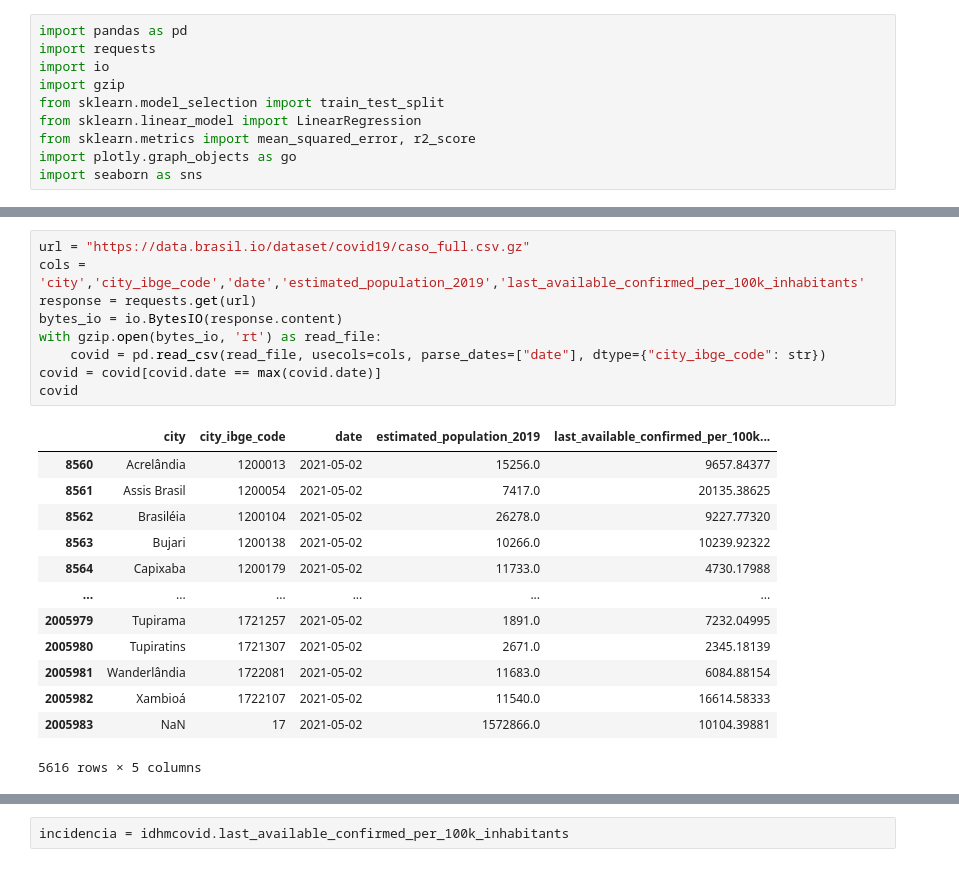
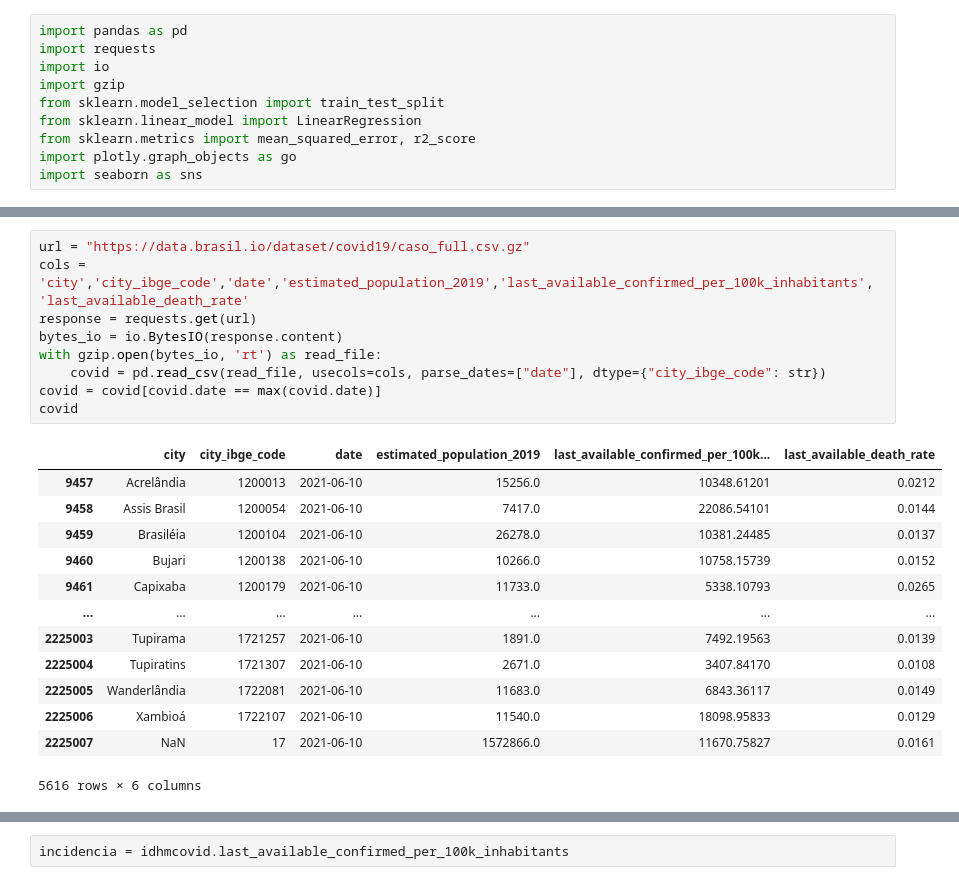
Before and after one commit to mirianbatista/covid-fatores, a Jupyter notebook: regressao_linear_incidencia.ipynb, the cells around one changed output, grey strips where cells are left out. Drawn from its saved outputs; the diff is of its cells as text.

```diff
--- a/regressao_linear_incidencia.ipynb
+++ b/regressao_linear_incidencia.ipynb
@@ -17,26 +26,26 @@ idhm = pd.read_excel('https://github.com/mirianbatista/idhm-pb/blob/master/atlas
 # %%
 url = "https://data.brasil.io/dataset/covid19/caso_full.csv.gz"
-cols = 'city','city_ibge_code','date','estimated_population_2019','last_available_confirmed_per_100k_inhabitants'
+cols = 'city','city_ibge_code','date','estimated_population_2019','last_available_confirmed_per_100k_inhabitants', 'last_available_death_rate'
 response = requests.get(url)
 bytes_io = io.BytesIO(response.content)
 with gzip.open(bytes_io, 'rt') as read_file:
     covid = pd.read_csv(read_file, usecols=cols, parse_dates=["date"], dtype={"city_ibge_code": str})
 covid = covid[covid.date == max(covid.date)]
 covid
 # %% [output]
-|  | city | city_ibge_code | date | estimated_population_2019 | last_available_confirmed_per_100k... |
-| 8560 | Acrelândia | 1200013 | 2021-05-02 | 15256.0 | 9657.84377 |
-| 8561 | Assis Brasil | 1200054 | 2021-05-02 | 7417.0 | 20135.38625 |
-| 8562 | Brasiléia | 1200104 | 2021-05-02 | 26278.0 | 9227.77320 |
-| 8563 | Bujari | 1200138 | 2021-05-02 | 10266.0 | 10239.92322 |
-| 8564 | Capixaba | 1200179 | 2021-05-02 | 11733.0 | 4730.17988 |
-| ... | ... | ... | ... | ... | ... |
-| 2005979 | Tupirama | 1721257 | 2021-05-02 | 1891.0 | 7232.04995 |
-| 2005980 | Tupiratins | 1721307 | 2021-05-02 | 2671.0 | 2345.18139 |
-| 2005981 | Wanderlândia | 1722081 | 2021-05-02 | 11683.0 | 6084.88154 |
-| 2005982 | Xambioá | 1722107 | 2021-05-02 | 11540.0 | 16614.58333 |
-| 2005983 | NaN | 17 | 2021-05-02 | 1572866.0 | 10104.39881 |
+|  | city | city_ibge_code | date | estimated_population_2019 | last_available_confirmed_per_100k... | last_available_death_rate |
+| 9457 | Acrelândia | 1200013 | 2021-06-10 | 15256.0 | 10348.61201 | 0.0212 |
+| 9458 | Assis Brasil | 1200054 | 2021-06-10 | 7417.0 | 22086.54101 | 0.0144 |
+| 9459 | Brasiléia | 1200104 | 2021-06-10 | 26278.0 | 10381.24485 | 0.0137 |
+| 9460 | Bujari | 1200138 | 2021-06-10 | 10266.0 | 10758.15739 | 0.0152 |
+| 9461 | Capixaba | 1200179 | 2021-06-10 | 11733.0 | 5338.10793 | 0.0265 |
+| ... | ... | ... | ... | ... | ... | ... |
+| 2225003 | Tupirama | 1721257 | 2021-06-10 | 1891.0 | 7492.19563 | 0.0139 |
+| 2225004 | Tupiratins | 1721307 | 2021-06-10 | 2671.0 | 3407.84170 | 0.0108 |
+| 2225005 | Wanderlândia | 1722081 | 2021-06-10 | 11683.0 | 6843.36117 | 0.0149 |
+| 2225006 | Xambioá | 1722107 | 2021-06-10 | 11540.0 | 18098.95833 | 0.0129 |
+| 2225007 | NaN | 17 | 2021-06-10 | 1572866.0 | 11670.75827 | 0.0161 |
-5616 rows × 5 columns
+5616 rows × 6 columns
 # %%
 idhmcovid = pd.merge(idhm, covid, left_on="Codmun7", right_on="city_ibge_code", how="left")
 idhmcovid = idhmcovid.loc[(idhmcovid['estimated_population_2019'] > 100000) & (idhmcovid['ANO'] == 2010)].dropna()
```
Also changed, not shown: parts of 19 cells of this notebook.
